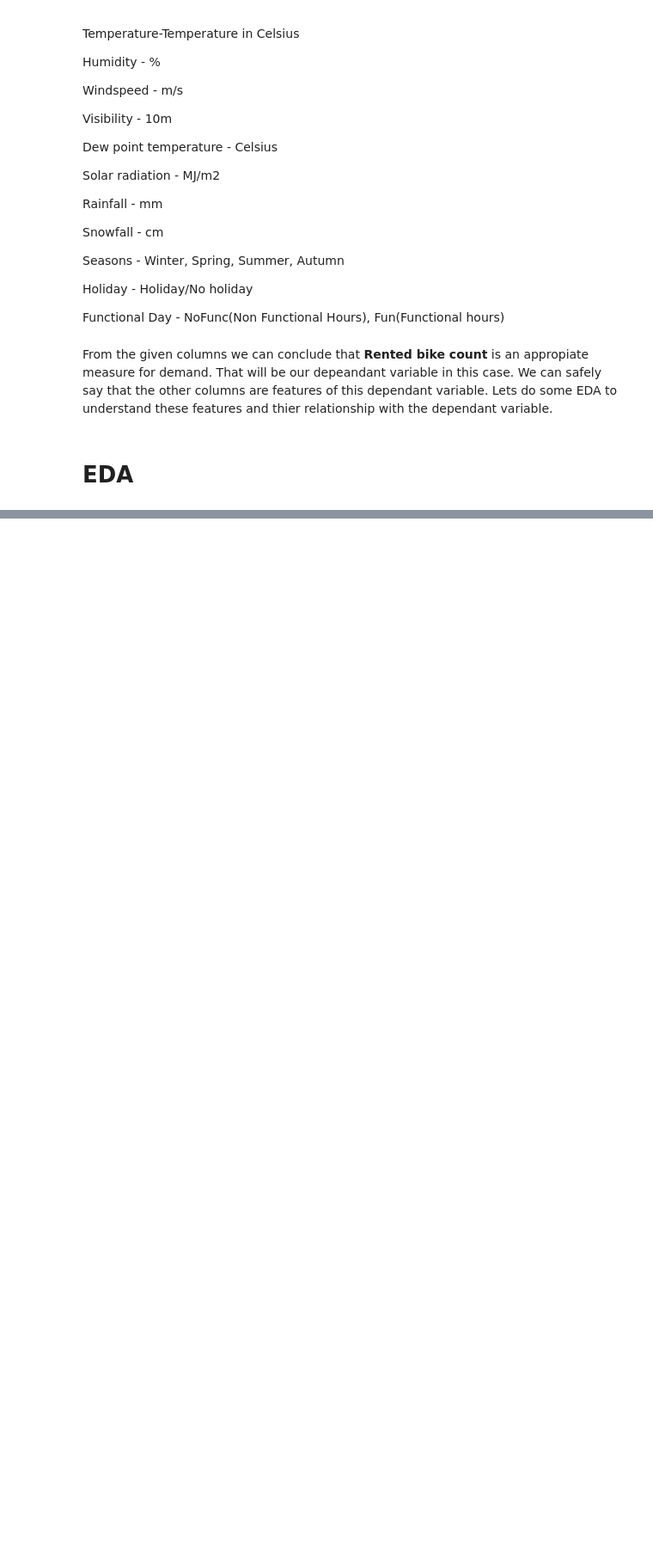
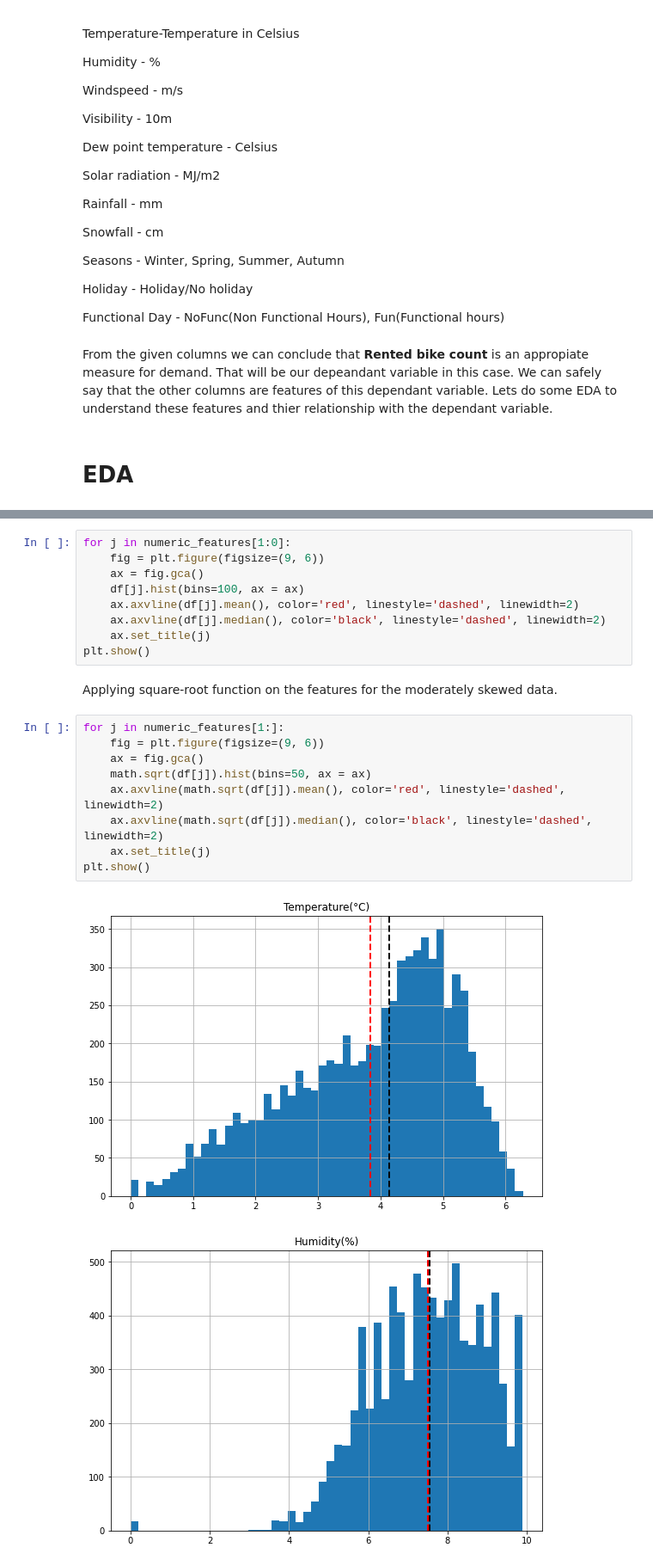
Before and after one commit to Ayushman0Singh/BikeSharingDemandPrediction, a Jupyter notebook: Bike_Sharing_Demand_Prediction_Capstone_Project.ipynb, the cells around one changed output, grey strips where cells are left out. Shown at 86% size. Drawn from its saved outputs; the diff is of its cells as text; blank space fills up the shorter version.

```diff
--- a/Bike_Sharing_Demand_Prediction_Capstone_Project.ipynb
+++ b/Bike_Sharing_Demand_Prediction_Capstone_Project.ipynb
@@ -149,0 +201,23 @@ From the given columns we can conclude that **Rented bike count** is an appropia
+# %%
+for j in numeric_features[1:0]:
+    fig = plt.figure(figsize=(9, 6))
+    ax = fig.gca()
+    df[j].hist(bins=100, ax = ax)
+    ax.axvline(df[j].mean(), color='red', linestyle='dashed', linewidth=2)
+    ax.axvline(df[j].median(), color='black', linestyle='dashed', linewidth=2)
+    ax.set_title(j)
+plt.show()
+# %% [markdown]
+Applying square-root function on the features for the moderately skewed data.
+# %%
+for j in numeric_features[1:]:
+    fig = plt.figure(figsize=(9, 6))
+    ax = fig.gca()
+    math.sqrt(df[j]).hist(bins=50, ax = ax)
+    ax.axvline(math.sqrt(df[j]).mean(), color='red', linestyle='dashed', linewidth=2)
+    ax.axvline(math.sqrt(df[j]).median(), color='black', linestyle='dashed', linewidth=2)
+    ax.set_title(j)
+plt.show()
+# %% [output]
+[figure, added]
+[figure, added]
```
Also changed, not shown: parts of 21 cells of this notebook.
